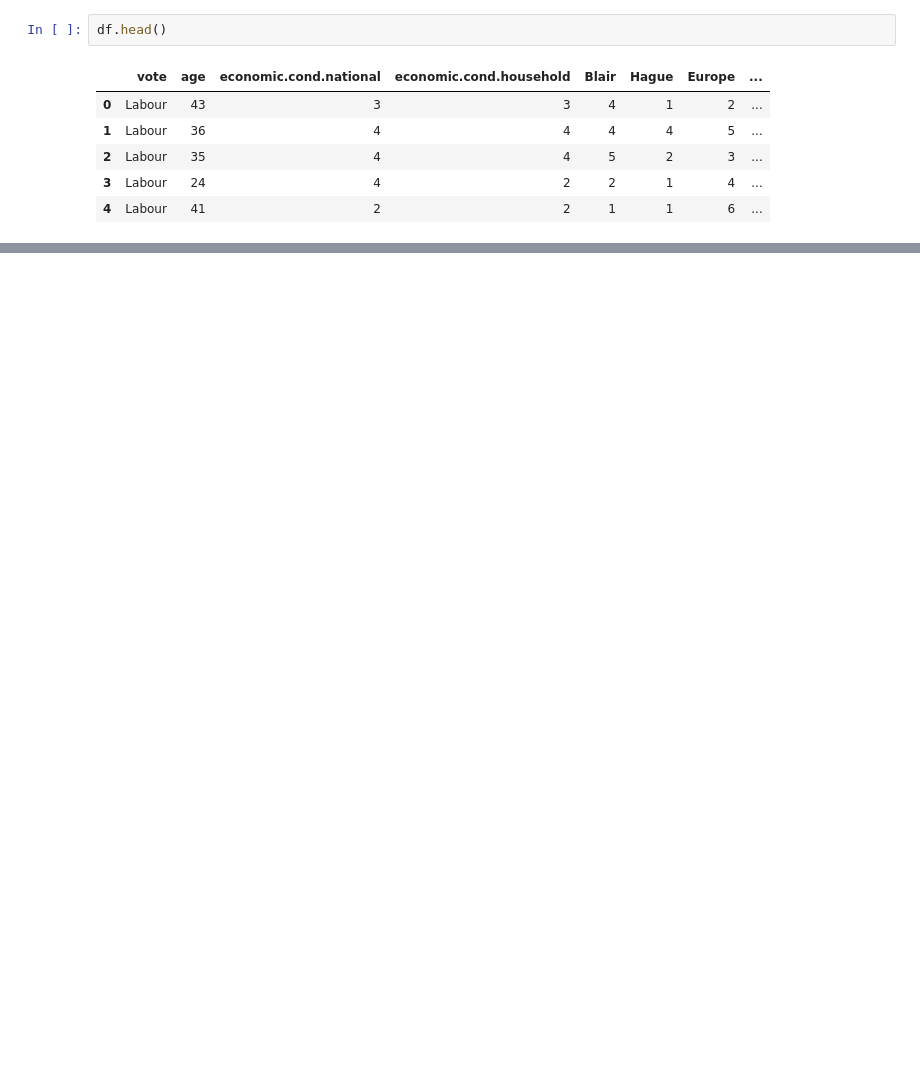
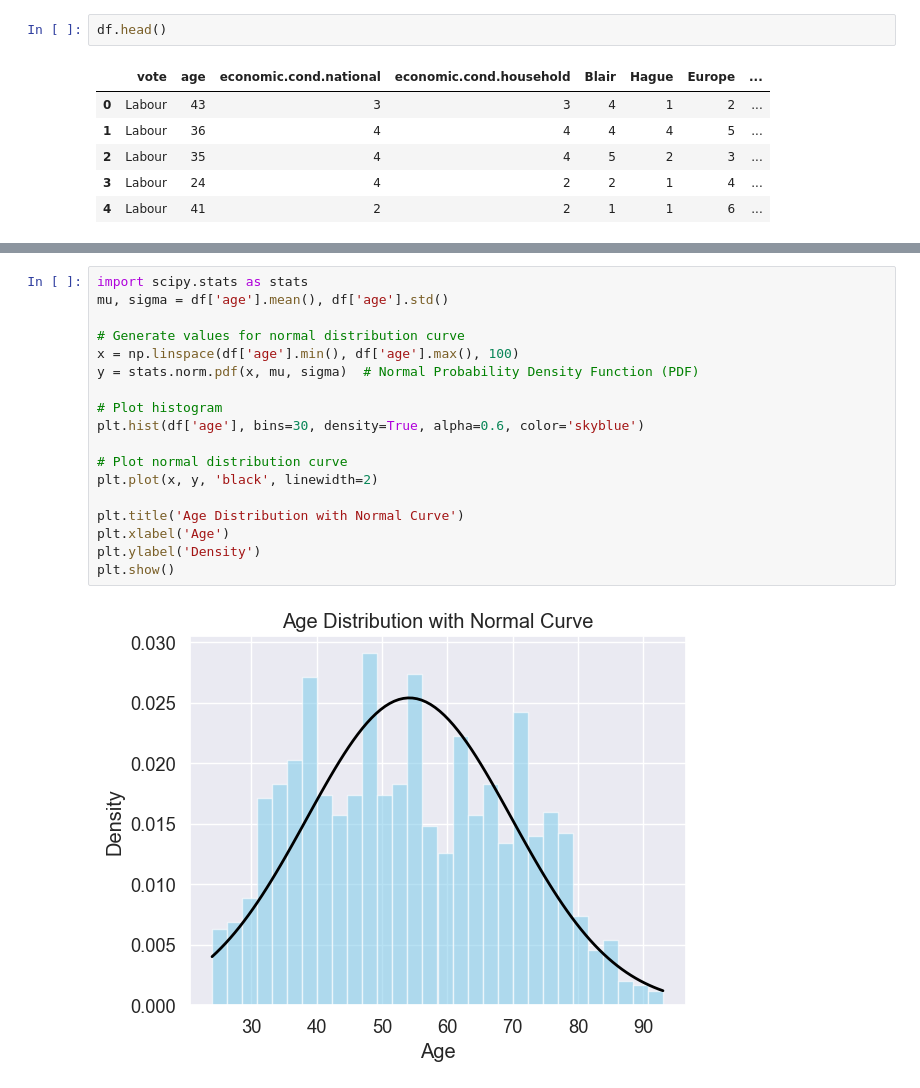
Before and after one commit to Shoyeb45/ElectionVotingPrediction, a Jupyter notebook: model.ipynb, the cells around one changed output, grey strips where cells are left out. Saved outputs shown, nothing was run; the diff lists cells and outputs as text; blank space fills up the shorter version.

```diff
--- a/model.ipynb
+++ b/model.ipynb
@@ -142,0 +209,20 @@ df.describe()   # Summary statistics for numerical data
+# %%
+import scipy.stats as stats
+mu, sigma = df['age'].mean(), df['age'].std()
+
+# Generate values for normal distribution curve
+x = np.linspace(df['age'].min(), df['age'].max(), 100)
+y = stats.norm.pdf(x, mu, sigma)  # Normal Probability Density Function (PDF)
+
+# Plot histogram
+plt.hist(df['age'], bins=30, density=True, alpha=0.6, color='skyblue')
+
+# Plot normal distribution curve
+plt.plot(x, y, 'black', linewidth=2)
+
+plt.title('Age Distribution with Normal Curve')
+plt.xlabel('Age')
+plt.ylabel('Density')
+plt.show()
+# %% [output]
+[figure, added]
```
Also changed, not shown: parts of 44 cells of this notebook.
